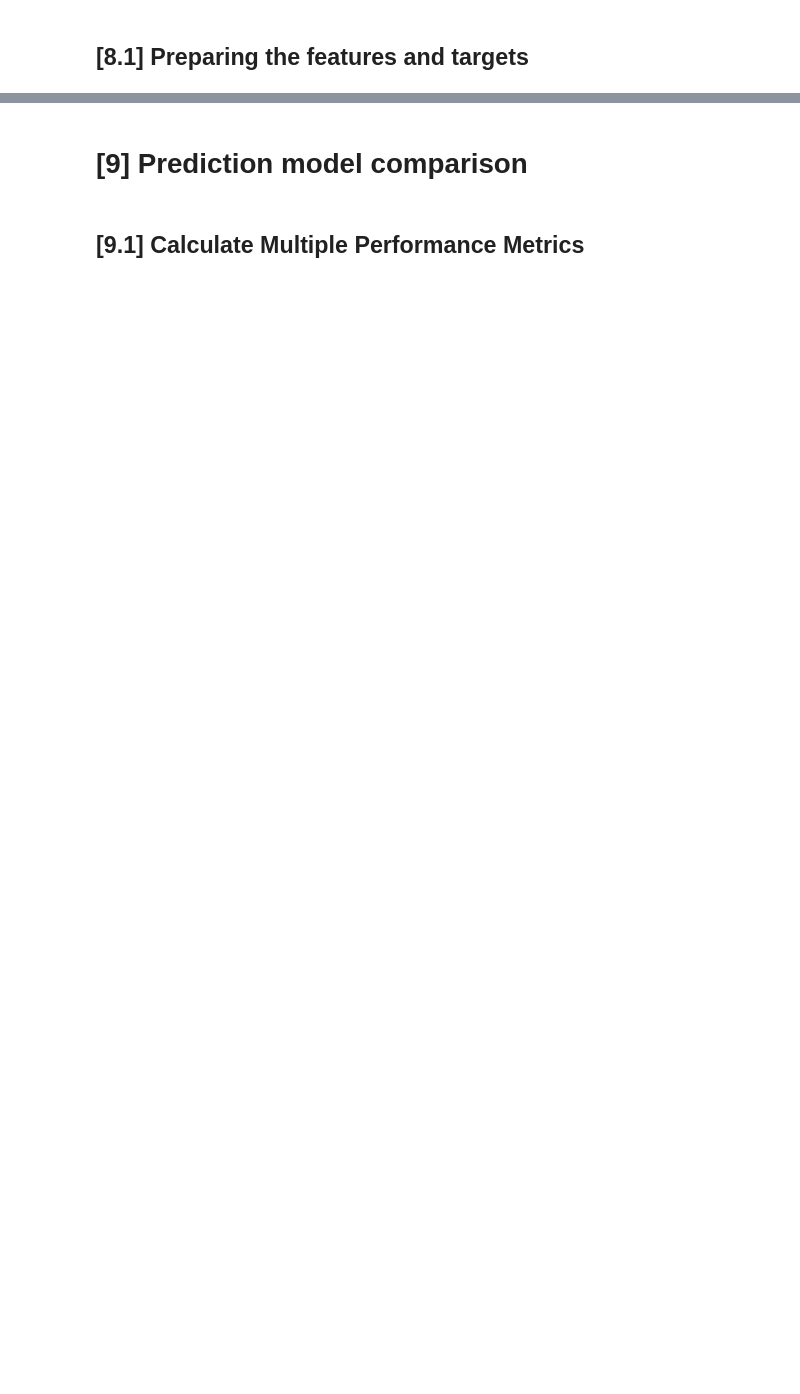
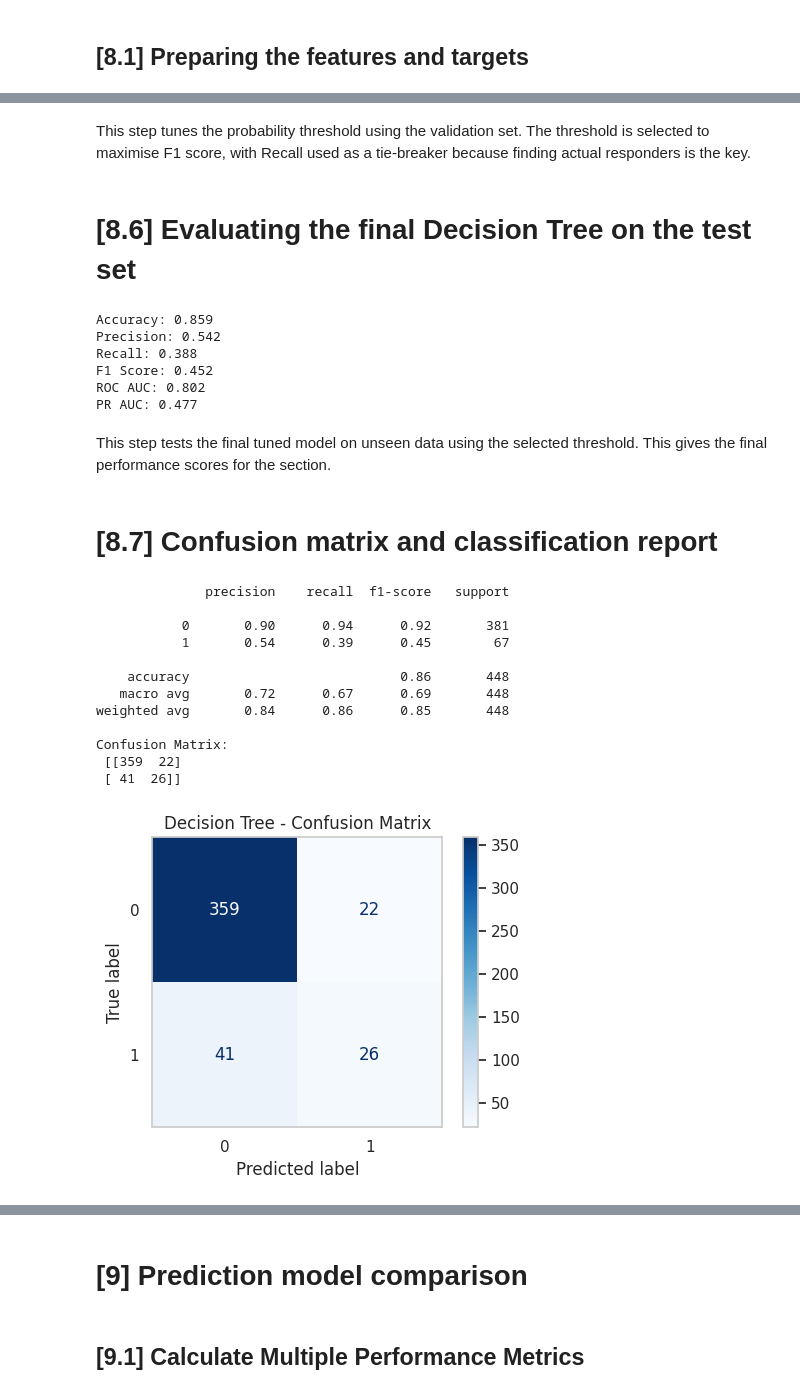
Before and after one commit to Luke-Dev-Tech/Business_intelligence_and_data-mining, a Jupyter notebook: BI_Project.ipynb, the cells around one changed output, grey strips where cells are left out. Saved outputs shown, nothing was run; the diff lists cells and outputs as text; code cells hidden in the pictures; blank space fills up the shorter version.

Commit message:
guled Section 8 -  changes

```diff
--- a/BI_Project.ipynb
+++ b/BI_Project.ipynb
@@ -1285,0 +991,12 @@ Feature Importance indicated that MntGoldProds, Income, MntWines and MntMeatProd
+# %%
+drop_cols = ["ID", "Response", "Dt_Customer", "Z_CostContact", "Z_Revenue", "Year_Birth"]
+drop_cols = [c for c in drop_cols if c in df.columns]
+
+X_tree = df.drop(columns=drop_cols).copy()
+y_tree = df["Response"].copy()
+
+cat_cols = X_tree.select_dtypes(include=["object", "category"]).columns
+X_tree = pd.get_dummies(X_tree, columns=cat_cols, drop_first=True, dtype=int)
+
+print("Feature matrix shape:", X_tree.shape)
+print("Target distribution:\n", y_tree.value_counts())
@@ -1285,0 +1159,56 @@ Feature Importance indicated that MntGoldProds, Income, MntWines and MntMeatProd
+# %% [markdown]
+This step tunes the probability threshold using the validation set. The threshold is selected to maximise F1 score, with Recall used as a tie-breaker because finding actual responders is the key.
+# %% [markdown]
+# [8.6] Evaluating the final Decision Tree on the test set
+# %%
+test_prob_tree = model_tree.predict_proba(X_test_tree)[:, 1]
+y_pred_tree = (test_prob_tree >= best_threshold).astype(int)
+y_prob_tree = test_prob_tree
+
+final_scores = get_metrics(y_test_tree, y_pred_tree, y_prob_tree)
+
+for metric, value in final_scores.items():
+    print(f"{metric}: {value:.3f}")
+# %% [output]
+Accuracy: 0.859
+Precision: 0.542
+Recall: 0.388
+F1 Score: 0.452
+ROC AUC: 0.802
+PR AUC: 0.477
+# %% [markdown]
+This step tests the final tuned model on unseen data using the selected threshold. This gives the final performance scores for the section.
+# %% [markdown]
+# [8.7] Confusion matrix and classification report
+# %%
+from sklearn.metrics import ConfusionMatrixDisplay, classification_report, confusion_matrix
+import matplotlib.pyplot as plt
+
+print(classification_report(y_test_tree, y_pred_tree, zero_division=0))
+print("Confusion Matrix:\n", confusion_matrix(y_test_tree, y_pred_tree))
+
+fig, ax = plt.subplots(figsize=(5, 4))
+ConfusionMatrixDisplay.from_predictions(
+    y_test_tree,
+    y_pred_tree,
+    cmap="Blues",
+    ax=ax
+)
+ax.set_title("Decision Tree - Confusion Matrix")
+ax.grid(False)
+plt.tight_layout()
+plt.show()
+# %% [output]
+              precision    recall  f1-score   support
+
+           0       0.90      0.94      0.92       381
+           1       0.54      0.39      0.45        67
+
+    accuracy                           0.86       448
+   macro avg       0.72      0.67      0.69       448
+weighted avg       0.84      0.86      0.85       448
+
+Confusion Matrix:
+ [[359  22]
+ [ 41  26]]
+[figure, added]
```
Also changed, not shown: parts of 58 cells of this notebook.
